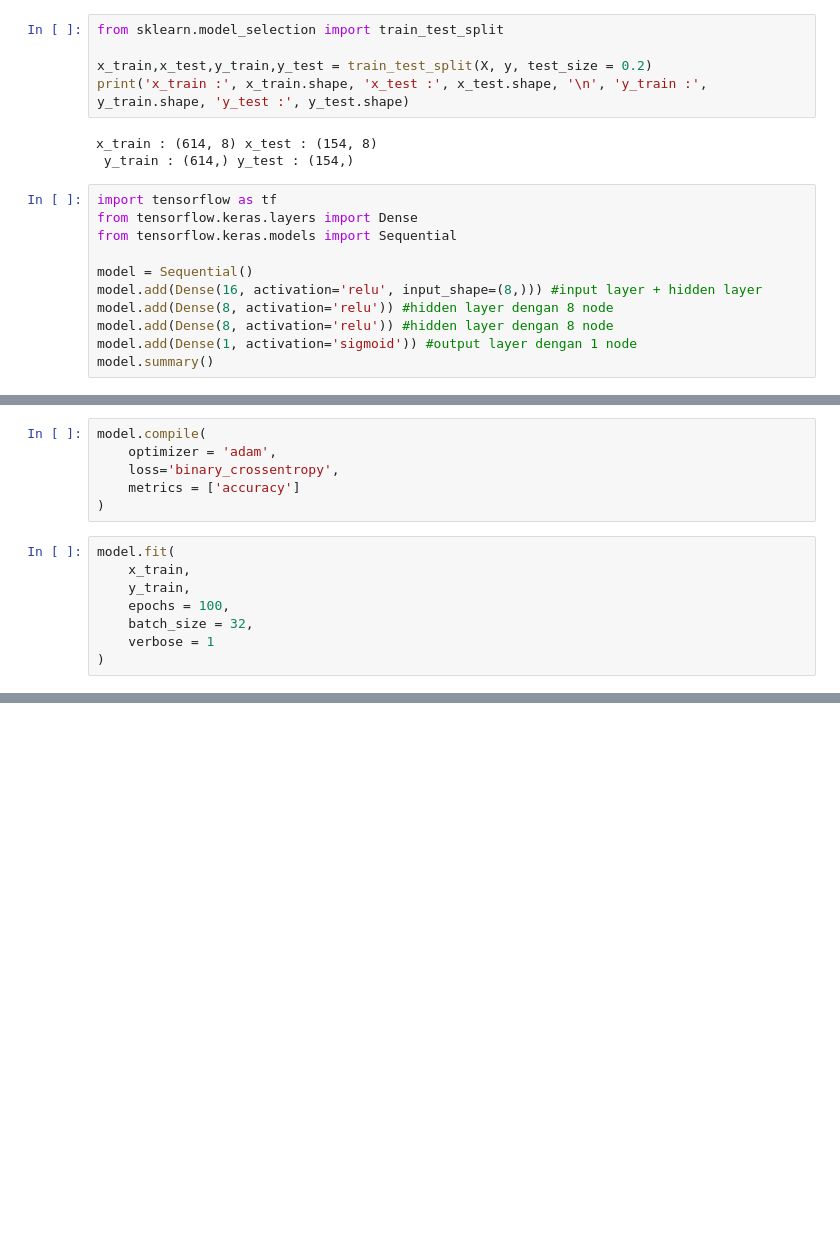
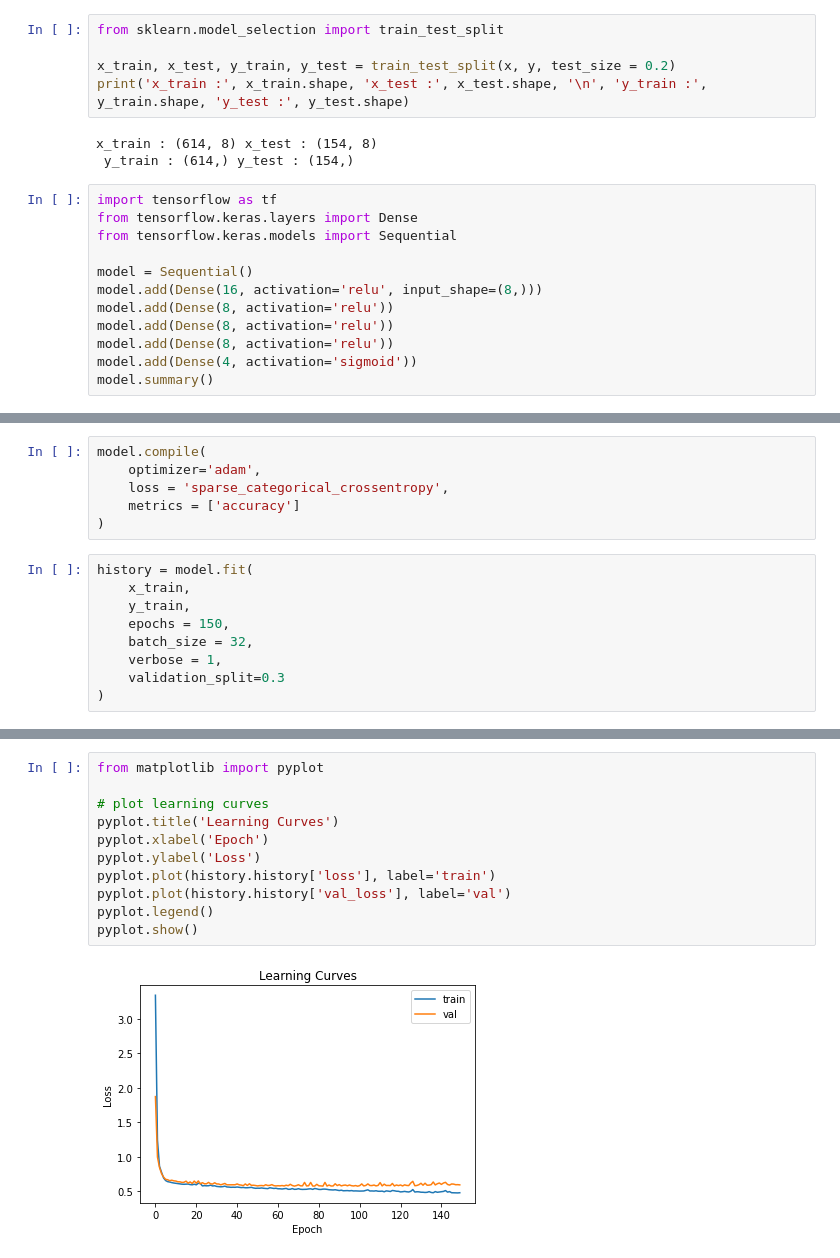
Before and after one commit to FarahTatania/Study_Independent, a Jupyter notebook: RB_&_KM_3_2_Deep_Learning.ipynb, the cells around one changed output, grey strips where cells are left out. Saved outputs shown, nothing was run; the diff lists cells and outputs as text; blank space fills up the shorter version.

```diff
--- a/RB_&_KM_3_2_Deep_Learning.ipynb
+++ b/RB_&_KM_3_2_Deep_Learning.ipynb
@@ -477,7 +534,7 @@ array([1., 0., 1., 0., 1., 0., 1., 0., 1., 1., 0., 1., 0., 1., 1., 1., 1.,
 # %%
 from sklearn.model_selection import train_test_split
 
-x_train,x_test,y_train,y_test = train_test_split(X, y, test_size = 0.2)
+x_train, x_test, y_train, y_test = train_test_split(x, y, test_size = 0.2)
 print('x_train :', x_train.shape, 'x_test :', x_test.shape, '\n', 'y_train :', y_train.shape, 'y_test :', y_test.shape)
 # %% [output]
 x_train : (614, 8) x_test : (154, 8)
@@ -488,9 +545,10 @@ from tensorflow.keras.layers import Dense
 from tensorflow.keras.models import Sequential
 
 model = Sequential()
-model.add(Dense(16, activation='relu', input_shape=(8,))) #input layer + hidden layer
-model.add(Dense(8, activation='relu')) #hidden layer dengan 8 node
-model.add(Dense(8, activation='relu')) #hidden layer dengan 8 node
-model.add(Dense(1, activation='sigmoid')) #output layer dengan 1 node
+model.add(Dense(16, activation='relu', input_shape=(8,)))
+model.add(Dense(8, activation='relu'))
+model.add(Dense(8, activation='relu'))
+model.add(Dense(8, activation='relu'))
+model.add(Dense(4, activation='sigmoid'))
 model.summary()
 # %% [output]
@@ -513,16 +573,17 @@ Non-trainable params: 0
 _________________________________________________________________
 # %%
 model.compile(
-    optimizer = 'adam',
-    loss='binary_crossentropy',
+    optimizer='adam',
+    loss = 'sparse_categorical_crossentropy',
     metrics = ['accuracy']
 )
 # %%
-model.fit(
+history = model.fit(
     x_train,
     y_train,
-    epochs = 100,
+    epochs = 150,
     batch_size = 32,
-    verbose = 1
+    verbose = 1,
+    validation_split=0.3
 )
 # %% [output]
@@ -546,0 +607,13 @@ Epoch 100/100
+# %%
+from matplotlib import pyplot
+
+# plot learning curves
+pyplot.title('Learning Curves')
+pyplot.xlabel('Epoch')
+pyplot.ylabel('Loss')
+pyplot.plot(history.history['loss'], label='train')
+pyplot.plot(history.history['val_loss'], label='val')
+pyplot.legend()
+pyplot.show()
+# %% [output]
+[figure, added]
```
Also changed, not shown: parts of 20 cells of this notebook.
